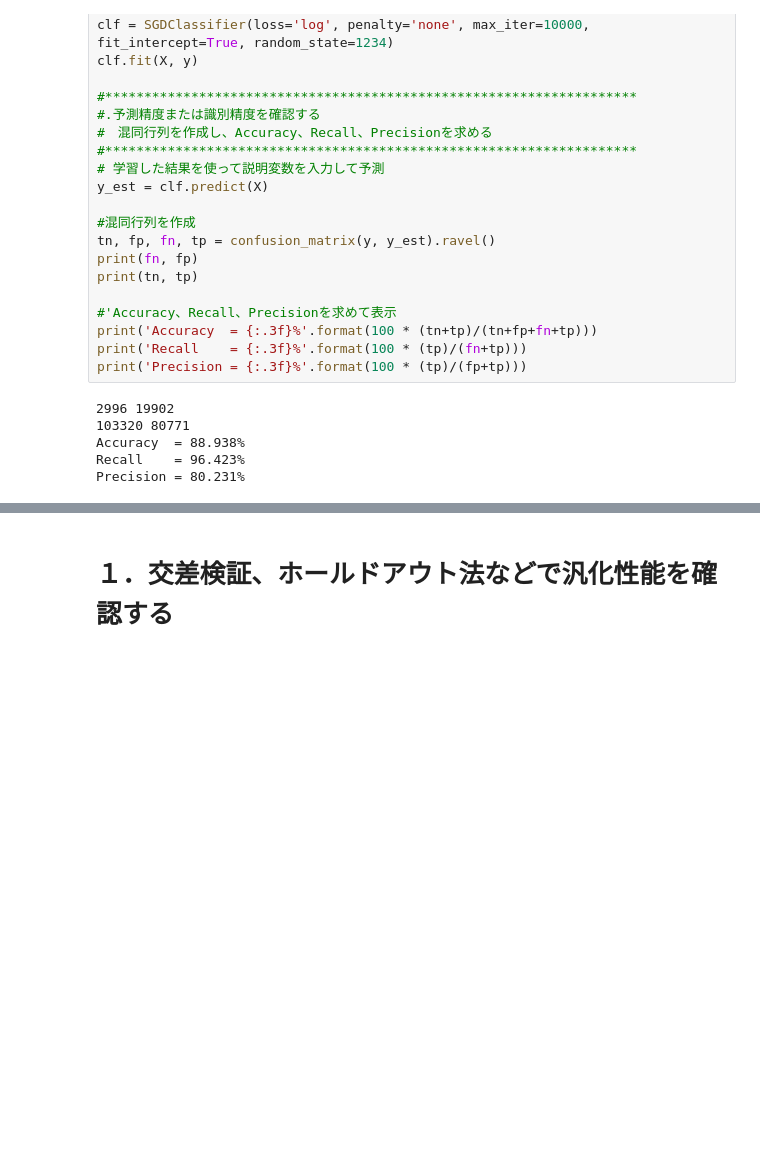
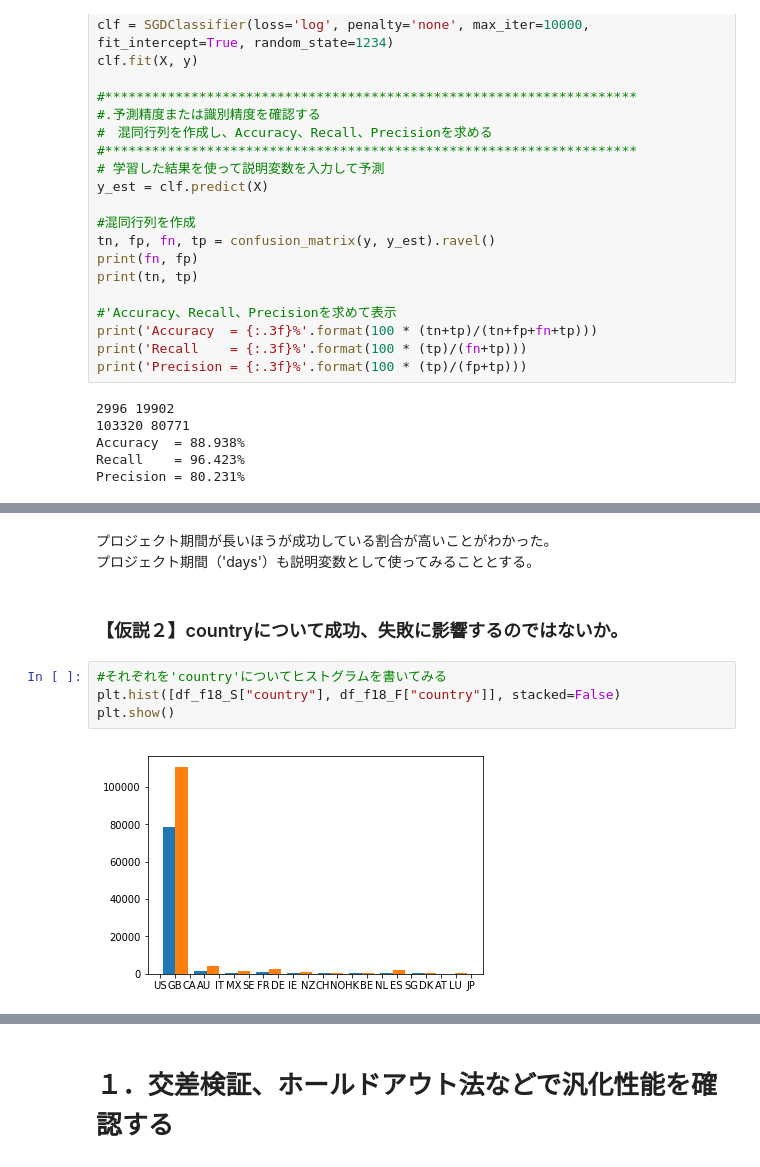
Before and after one commit to Junya-Bell-Wood/ml_tokyo_12, a Jupyter notebook: Day2_work_鈴木淳哉.ipynb, the cells around one changed output, grey strips where cells are left out. Saved outputs shown, nothing was run; the diff lists cells and outputs as text; blank space fills up the shorter version.

```diff
--- a/Day2_work_鈴木淳哉.ipynb
+++ b/Day2_work_鈴木淳哉.ipynb
@@ -99,0 +163,11 @@ Precision = 80.231%
+# %% [markdown]
+プロジェクト期間が長いほうが成功している割合が高いことがわかった。
+プロジェクト期間（'days'）も説明変数として使ってみることとする。
+# %% [markdown]
+### 【仮説２】countryについて成功、失敗に影響するのではないか。
+# %%
+#それぞれを'country'についてヒストグラムを書いてみる
+plt.hist([df_f18_S["country"], df_f18_F["country"]], stacked=False)
+plt.show()
+# %% [output]
+[figure, added]
```
Also changed, not shown: parts of 18 cells of this notebook.
